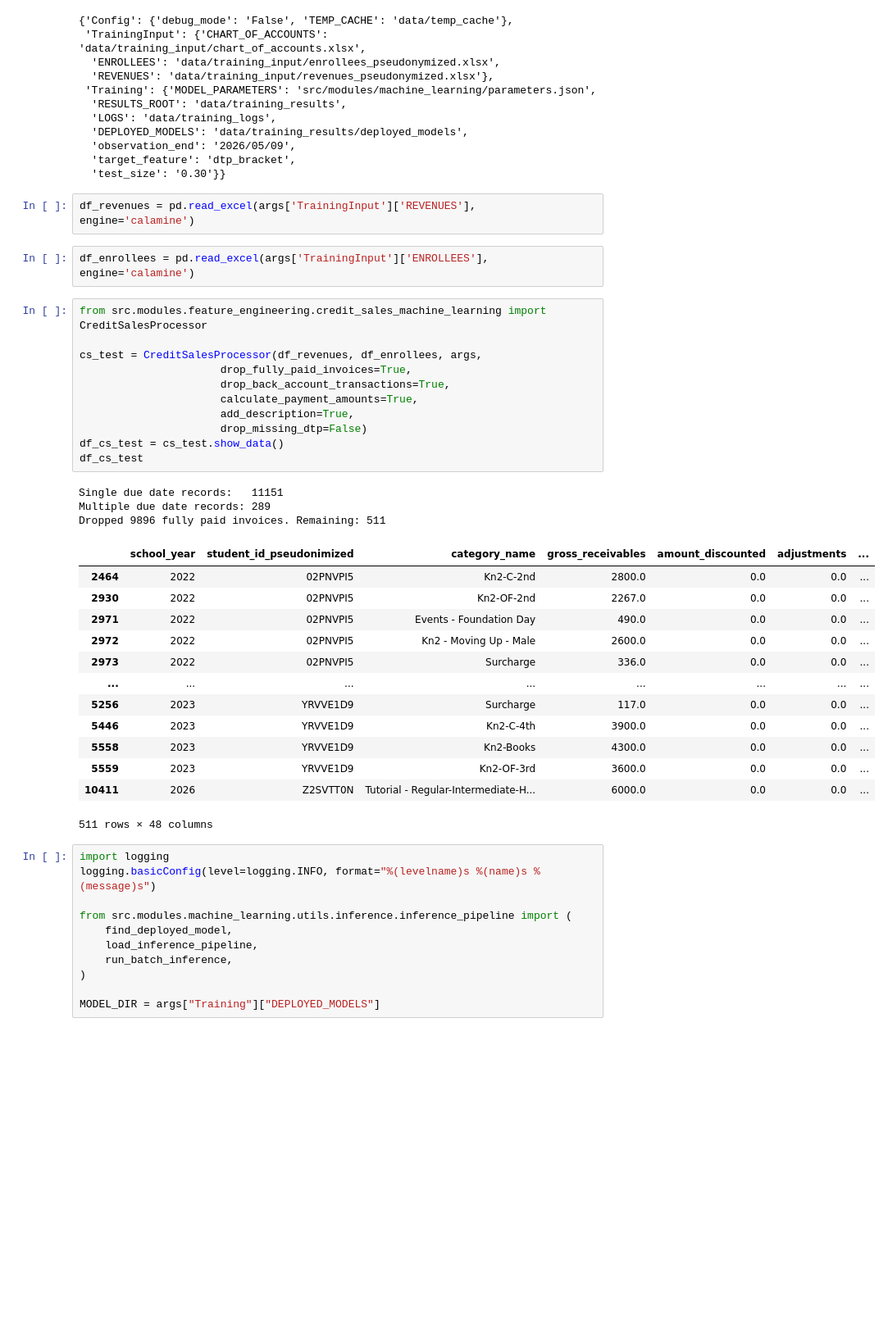
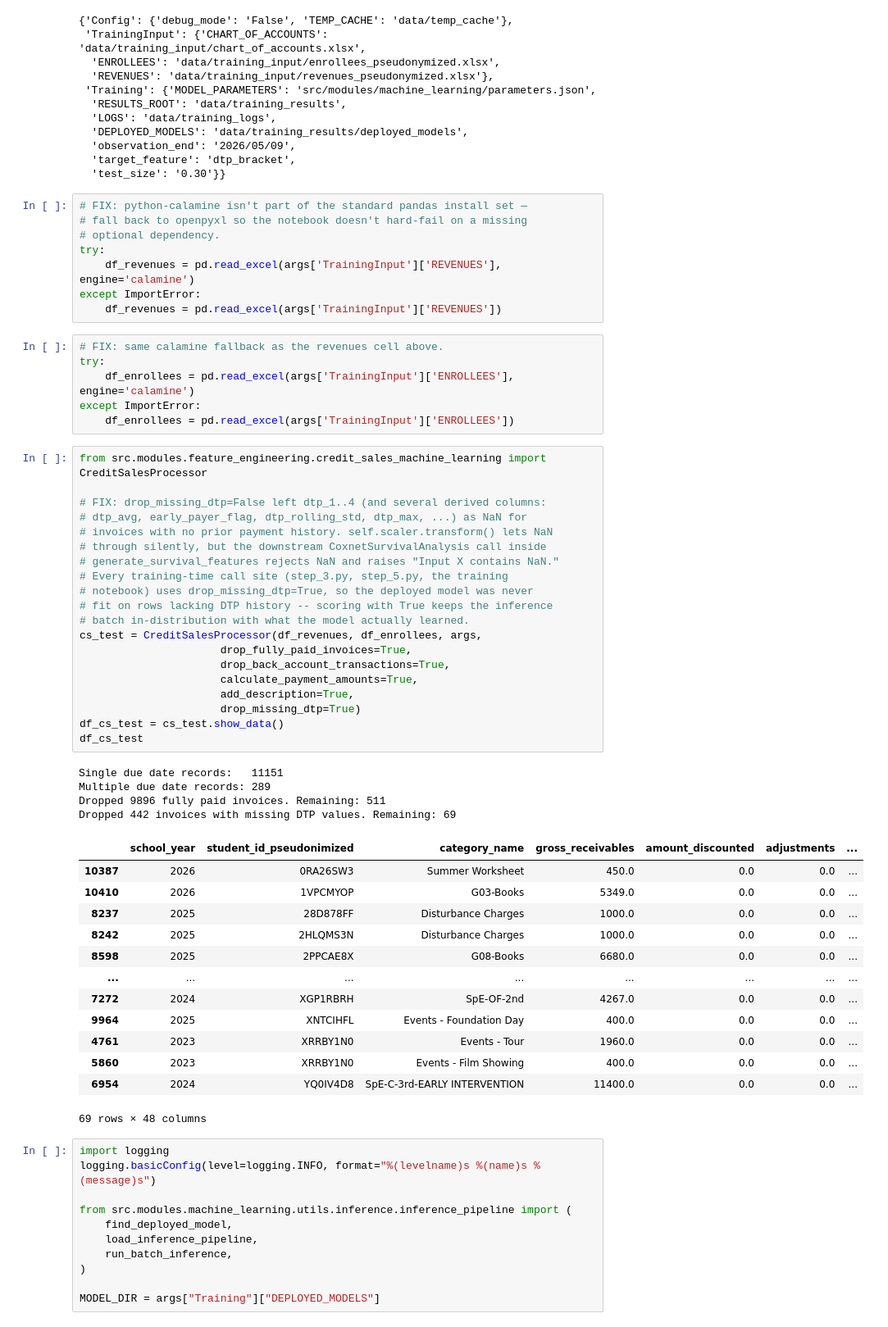
Before and after one commit to anneryeo/invoice-payment-prediction-thesis, a Jupyter notebook: notebooks/inference/forecasting.ipynb, the cells around one changed output. Shown at 82% size. Saved outputs shown, nothing was run; the diff lists cells and outputs as text; blank space fills up the shorter version.

```diff
--- a/notebooks/inference/forecasting.ipynb
+++ b/notebooks/inference/forecasting.ipynb
@@ -33,37 +42,57 @@ args
   'target_feature': 'dtp_bracket',
   'test_size': '0.30'}}
 # %%
-df_revenues = pd.read_excel(args['TrainingInput']['REVENUES'], engine='calamine')
+# FIX: python-calamine isn't part of the standard pandas install set —
+# fall back to openpyxl so the notebook doesn't hard-fail on a missing
+# optional dependency.
+try:
+    df_revenues = pd.read_excel(args['TrainingInput']['REVENUES'], engine='calamine')
+except ImportError:
+    df_revenues = pd.read_excel(args['TrainingInput']['REVENUES'])
 # %%
-df_enrollees = pd.read_excel(args['TrainingInput']['ENROLLEES'], engine='calamine')
+# FIX: same calamine fallback as the revenues cell above.
+try:
+    df_enrollees = pd.read_excel(args['TrainingInput']['ENROLLEES'], engine='calamine')
+except ImportError:
+    df_enrollees = pd.read_excel(args['TrainingInput']['ENROLLEES'])
 # %%
 from src.modules.feature_engineering.credit_sales_machine_learning import CreditSalesProcessor
 
+# FIX: drop_missing_dtp=False left dtp_1..4 (and several derived columns:
+# dtp_avg, early_payer_flag, dtp_rolling_std, dtp_max, ...) as NaN for
+# invoices with no prior payment history. self.scaler.transform() lets NaN
+# through silently, but the downstream CoxnetSurvivalAnalysis call inside
+# generate_survival_features rejects NaN and raises "Input X contains NaN."
+# Every training-time call site (step_3.py, step_5.py, the training
+# notebook) uses drop_missing_dtp=True, so the deployed model was never
+# fit on rows lacking DTP history -- scoring with True keeps the inference
+# batch in-distribution with what the model actually learned.
 cs_test = CreditSalesProcessor(df_revenues, df_enrollees, args,
                       drop_fully_paid_invoices=True,
                       drop_back_account_transactions=True,
                       calculate_payment_amounts=True,
                       add_description=True,
-                      drop_missing_dtp=False)
+                      drop_missing_dtp=True)
 df_cs_test = cs_test.show_data()
 df_cs_test
 # %% [output]
 Single due date records:   11151
 Multiple due date records: 289
 Dropped 9896 fully paid invoices. Remaining: 511
+Dropped 442 invoices with missing DTP values. Remaining: 69
 |  | school_year | student_id_pseudonimized | category_name | gross_receivables | amount_discounted | adjustments | ... |
-| 2464 | 2022 | 02PNVPI5 | Kn2-C-2nd | 2800.0 | 0.0 | 0.0 | ... |
-| 2930 | 2022 | 02PNVPI5 | Kn2-OF-2nd | 2267.0 | 0.0 | 0.0 | ... |
-| 2971 | 2022 | 02PNVPI5 | Events - Foundation Day | 490.0 | 0.0 | 0.0 | ... |
-| 2972 | 2022 | 02PNVPI5 | Kn2 - Moving Up - Male | 2600.0 | 0.0 | 0.0 | ... |
-| 2973 | 2022 | 02PNVPI5 | Surcharge | 336.0 | 0.0 | 0.0 | ... |
+| 10387 | 2026 | 0RA26SW3 | Summer Worksheet | 450.0 | 0.0 | 0.0 | ... |
+| 10410 | 2026 | 1VPCMYOP | G03-Books | 5349.0 | 0.0 | 0.0 | ... |
+| 8237 | 2025 | 28D878FF | Disturbance Charges | 1000.0 | 0.0 | 0.0 | ... |
+| 8242 | 2025 | 2HLQMS3N | Disturbance Charges | 1000.0 | 0.0 | 0.0 | ... |
+| 8598 | 2025 | 2PPCAE8X | G08-Books | 6680.0 | 0.0 | 0.0 | ... |
 | ... | ... | ... | ... | ... | ... | ... | ... |
-| 5256 | 2023 | YRVVE1D9 | Surcharge | 117.0 | 0.0 | 0.0 | ... |
-| 5446 | 2023 | YRVVE1D9 | Kn2-C-4th | 3900.0 | 0.0 | 0.0 | ... |
-| 5558 | 2023 | YRVVE1D9 | Kn2-Books | 4300.0 | 0.0 | 0.0 | ... |
-| 5559 | 2023 | YRVVE1D9 | Kn2-OF-3rd | 3600.0 | 0.0 | 0.0 | ... |
-| 10411 | 2026 | Z2SVTT0N | Tutorial - Regular-Intermediate-H... | 6000.0 | 0.0 | 0.0 | ... |
+| 7272 | 2024 | XGP1RBRH | SpE-OF-2nd | 4267.0 | 0.0 | 0.0 | ... |
+| 9964 | 2025 | XNTCIHFL | Events - Foundation Day | 400.0 | 0.0 | 0.0 | ... |
+| 4761 | 2023 | XRRBY1N0 | Events - Tour | 1960.0 | 0.0 | 0.0 | ... |
+| 5860 | 2023 | XRRBY1N0 | Events - Film Showing | 400.0 | 0.0 | 0.0 | ... |
+| 6954 | 2024 | YQ0IV4D8 | SpE-C-3rd-EARLY INTERVENTION | 11400.0 | 0.0 | 0.0 | ... |
-511 rows × 48 columns
+69 rows × 48 columns
 # %%
 import logging
 logging.basicConfig(level=logging.INFO, format="%(levelname)s %(name)s %(message)s")
```
Also changed, not shown: parts of 4 cells of this notebook, 1 other file.
